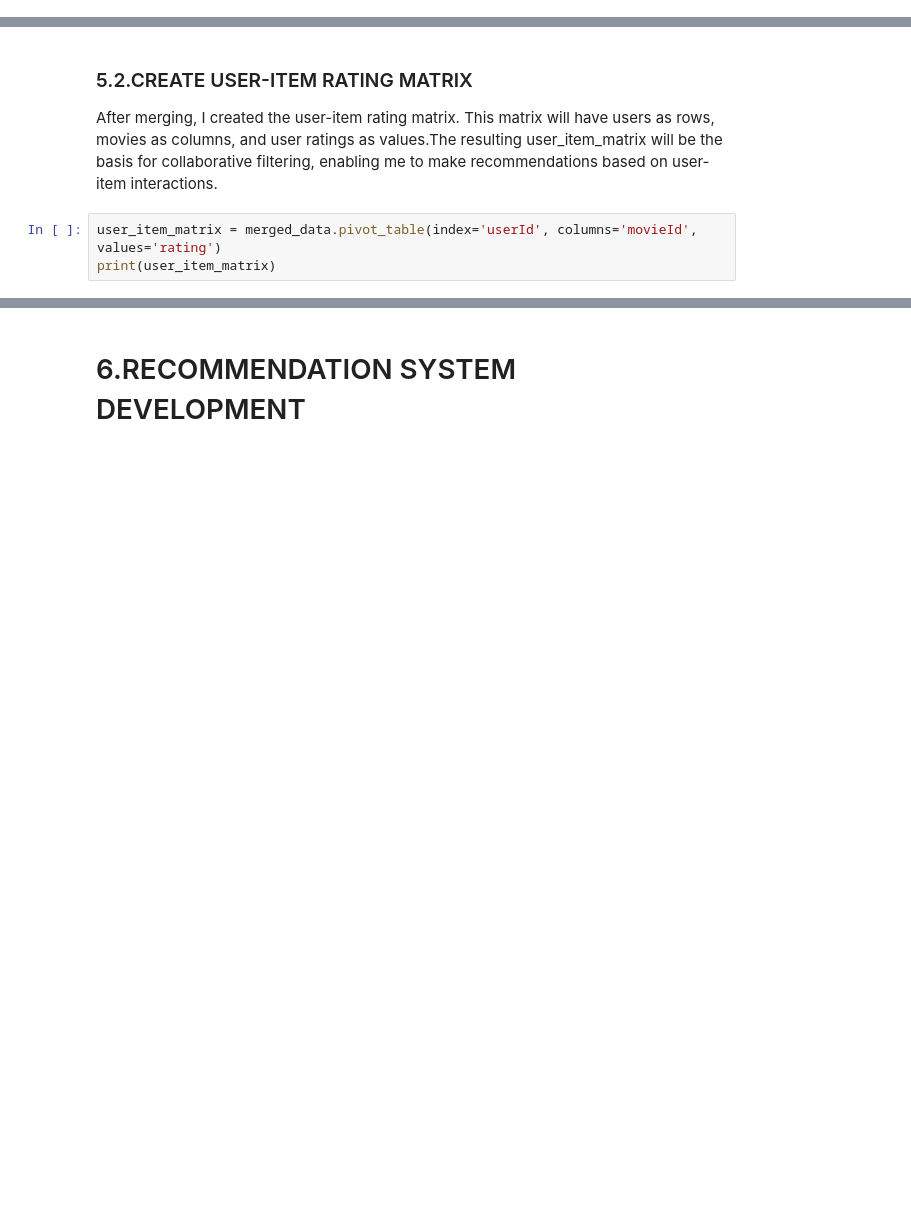
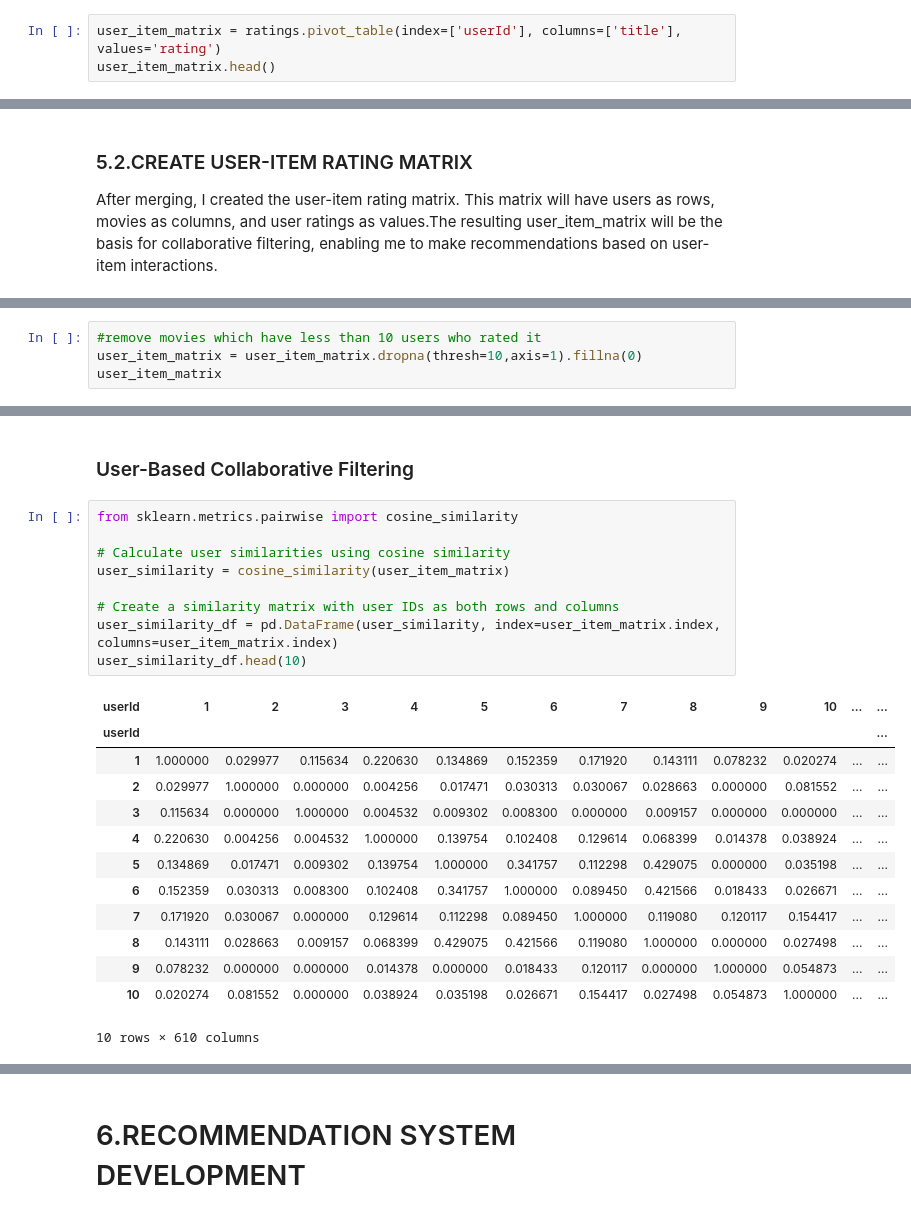
Before and after one commit to Mak-annie/MOVIE-RECS-SYSTEM, a Jupyter notebook: index.ipynb, the cells around one changed output, grey strips where cells are left out. Saved outputs shown, nothing was run; the diff lists cells and outputs as text; blank space fills up the shorter version.

```diff
--- a/index.ipynb
+++ b/index.ipynb
@@ -146,0 +95,3 @@ merged_data
+# %%
+user_item_matrix = ratings.pivot_table(index=['userId'], columns=['title'], values='rating')
+user_item_matrix.head()
@@ -147,6 +107,3 @@ merged_data
 # %% [markdown]
 ###     5.2.CREATE USER-ITEM RATING MATRIX
 After merging,  I created the user-item rating matrix. This matrix will have users as rows, movies as columns, and user ratings as values.The resulting user_item_matrix will be the basis for collaborative filtering, enabling me to make recommendations based on user-item interactions.
-# %%
-user_item_matrix = merged_data.pivot_table(index='userId', columns='movieId', values='rating')
-print(user_item_matrix)
@@ -349,0 +110,4 @@ Top-rated movies:
+# %%
+#remove movies which have less than 10 users who rated it
+user_item_matrix = user_item_matrix.dropna(thresh=10,axis=1).fillna(0)
+user_item_matrix
@@ -349,0 +239,25 @@ Top-rated movies:
+# %% [markdown]
+### User-Based Collaborative Filtering
+# %%
+from sklearn.metrics.pairwise import cosine_similarity
+
+# Calculate user similarities using cosine similarity
+user_similarity = cosine_similarity(user_item_matrix)
+
+# Create a similarity matrix with user IDs as both rows and columns
+user_similarity_df = pd.DataFrame(user_similarity, index=user_item_matrix.index, columns=user_item_matrix.index)
+user_similarity_df.head(10)
+# %% [output]
+| userId | 1 | 2 | 3 | 4 | 5 | 6 | 7 | 8 | 9 | 10 | ... | ... |
+| userId |  |  |  |  |  |  |  |  |  |  |  | ... |
+| 1 | 1.000000 | 0.029977 | 0.115634 | 0.220630 | 0.134869 | 0.152359 | 0.171920 | 0.143111 | 0.078232 | 0.020274 | ... | ... |
+| 2 | 0.029977 | 1.000000 | 0.000000 | 0.004256 | 0.017471 | 0.030313 | 0.030067 | 0.028663 | 0.000000 | 0.081552 | ... | ... |
+| 3 | 0.115634 | 0.000000 | 1.000000 | 0.004532 | 0.009302 | 0.008300 | 0.000000 | 0.009157 | 0.000000 | 0.000000 | ... | ... |
+| 4 | 0.220630 | 0.004256 | 0.004532 | 1.000000 | 0.139754 | 0.102408 | 0.129614 | 0.068399 | 0.014378 | 0.038924 | ... | ... |
+| 5 | 0.134869 | 0.017471 | 0.009302 | 0.139754 | 1.000000 | 0.341757 | 0.112298 | 0.429075 | 0.000000 | 0.035198 | ... | ... |
+| 6 | 0.152359 | 0.030313 | 0.008300 | 0.102408 | 0.341757 | 1.000000 | 0.089450 | 0.421566 | 0.018433 | 0.026671 | ... | ... |
+| 7 | 0.171920 | 0.030067 | 0.000000 | 0.129614 | 0.112298 | 0.089450 | 1.000000 | 0.119080 | 0.120117 | 0.154417 | ... | ... |
+| 8 | 0.143111 | 0.028663 | 0.009157 | 0.068399 | 0.429075 | 0.421566 | 0.119080 | 1.000000 | 0.000000 | 0.027498 | ... | ... |
+| 9 | 0.078232 | 0.000000 | 0.000000 | 0.014378 | 0.000000 | 0.018433 | 0.120117 | 0.000000 | 1.000000 | 0.054873 | ... | ... |
+| 10 | 0.020274 | 0.081552 | 0.000000 | 0.038924 | 0.035198 | 0.026671 | 0.154417 | 0.027498 | 0.054873 | 1.000000 | ... | ... |
+10 rows × 610 columns
```
Also changed, not shown: parts of 34 cells of this notebook.
